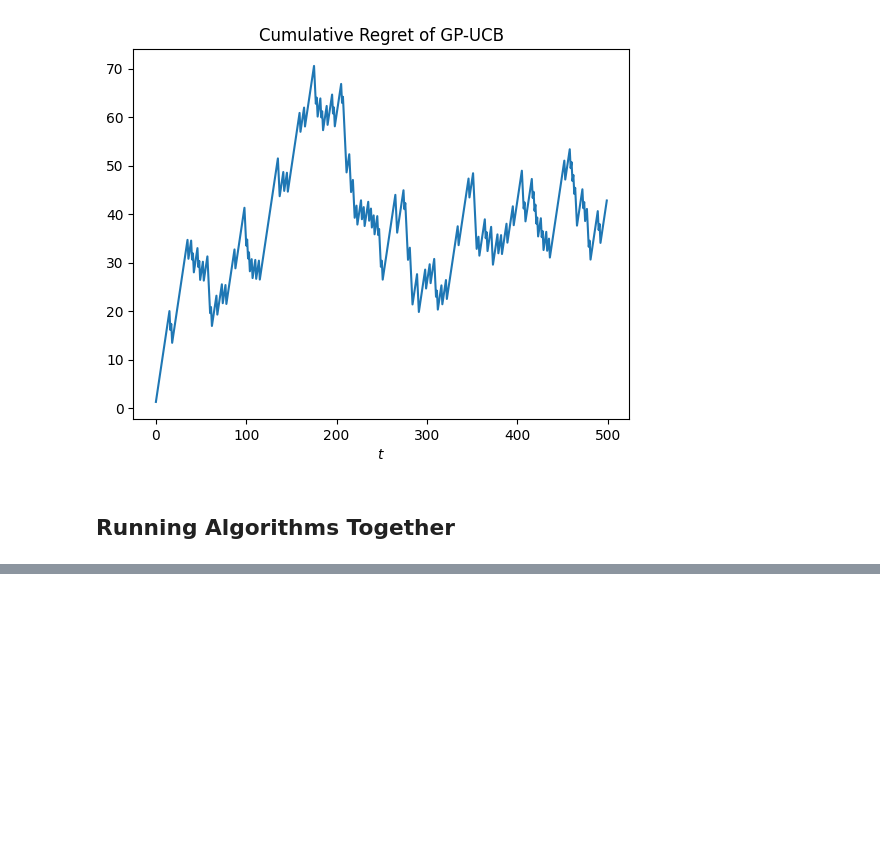
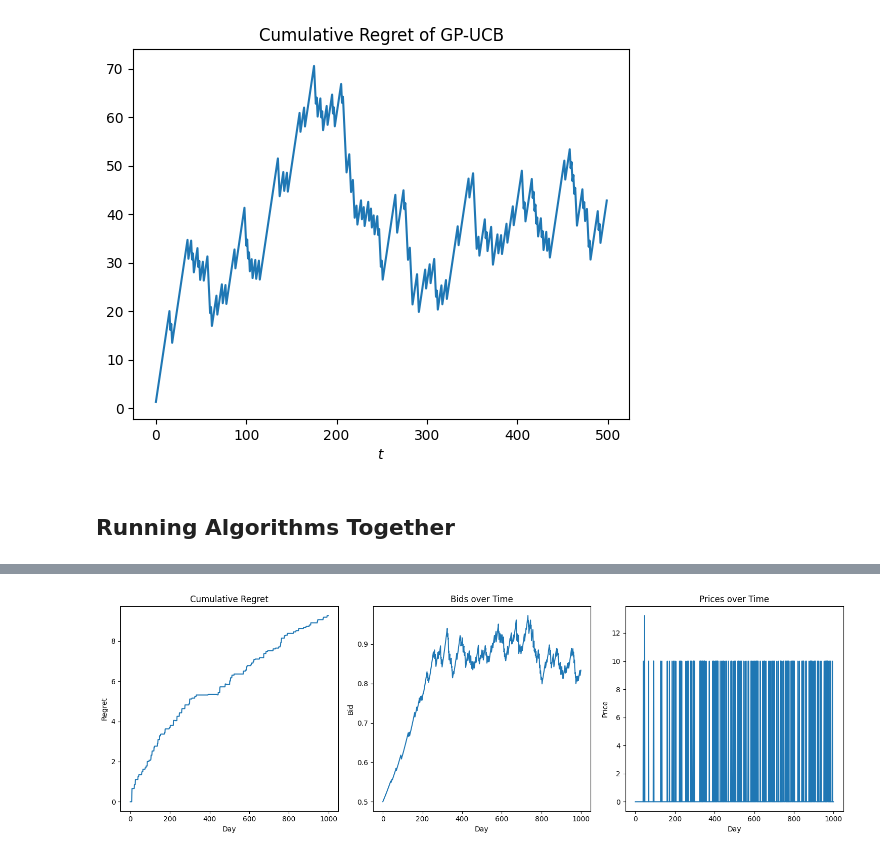
Before and after one commit to mvarenneensta/OLA24, a Jupyter notebook: req1.ipynb, the cells around one changed output, grey strips where cells are left out. Saved outputs shown, nothing was run; the diff lists cells and outputs as text; code cells hidden in the pictures; blank space fills up the shorter version.

```diff
--- a/req1.ipynb
+++ b/req1.ipynb
@@ -439,0 +442,99 @@ plt.show()
+# %%
+def run_interaction(num_days, budget, eta, gp_discretization=100):
+    # Initialize environment and agents
+    ctrs = np.array([0.85, 0.8, 0.95, 0.65, 0.75])
+    auction = SecondPriceAuction(ctrs)
+    bidding_agent = MultiplicativePacingAgent(valuation=1, budget=budget, T=num_days, eta=eta)
+    pricing_agent = GPUCBAgent(T=num_days, discretization=gp_discretization)
+
+    # Initialize tracking variables
+    regret = np.zeros(num_days)
+    cumulative_successes = np.zeros(num_days)
+    bids = np.array([])
+    prices = np.array([])
+    total_wins = 0
+
+    # Set up competitor bids
+    np.random.seed(18)  # for experiment reproducibility
+    other_bids = np.random.uniform(0, 10*budget/num_days, size=(len(ctrs)-1, num_days))
+
+    min_price, max_price = 10, 20
+    conversion_probability = lambda p: 1 - p/20
+
+    # Calculate clairvoyant strategy
+    m_t = other_bids.max(axis=0)
+    clairvoyant_bids, clairvoyant_utilities, clairvoyant_payments = get_clairvoyant_truthful(budget, 1, m_t, num_days)
+
+    for day in range(num_days):
+        # Choose a bid
+        my_bid = bidding_agent.bid()
+
+        # Run the auction
+        bids_for_auction = np.append(my_bid, other_bids[:, day].ravel())
+        winners, payments_per_click = auction.round(bids=bids_for_auction)
+
+        my_win = int(winners == 0)
+        if my_win:
+            # Choose a price using GP-UCB
+            p_t = pricing_agent.pull_arm()
+            price = rescale(p_t, min_price, max_price)
+
+            # Simulate purchase
+            d_t = np.random.binomial(1, conversion_probability(price))
+
+            c_t = m_t[day] * my_win  # Cost is the maximum competitor bid
+            f_t = (1 - m_t[day]) * my_win  # Utility is (valuation - max_competitor_bid)
+
+            # Update the pricing agent
+            pricing_agent.update(price * d_t - c_t)  # Update based on actual revenue minus cost
+            total_wins += 1
+        else:
+            f_t = 0
+            c_t = 0
+            price = 0  # No price chosen if slot not won
+
+        # Update the bidding agent
+        bidding_agent.update(f_t, c_t)
+
+        # Calculate regret
+        regret[day] = clairvoyant_utilities[day] - f_t
+
+        # Logging
+        cumulative_successes[day] = f_t - c_t
+        bids = np.append(bids, my_bid)
+        prices = np.append(prices, price)
+
+    print(f'Total # of Wins: {total_wins}')
+    return regret.cumsum(), cumulative_successes.cumsum(), bidding_agent, pricing_agent, bids, prices
+
+# Example usage:
+num_days = 1000
+budget = 150
+eta = 1 / np.sqrt(num_days)
+
+cumulative_regret, cumulative_successes, bidding_agent, pricing_agent, bids, prices = run_interaction(num_days, budget, eta)
+
+# Plotting results
+plt.figure(figsize=(15, 5))
+
+plt.subplot(131)
+plt.plot(cumulative_regret)
+plt.title('Cumulative Regret')
+plt.xlabel('Day')
+plt.ylabel('Regret')
+
+plt.subplot(132)
+plt.plot(bids)
+plt.title('Bids over Time')
+plt.xlabel('Day')
+plt.ylabel('Bid')
+
+plt.subplot(133)
+plt.plot(prices)
+plt.title('Prices over Time')
+plt.xlabel('Day')
+plt.ylabel('Price')
+
+plt.tight_layout()
+plt.show()
+# %% [output]
@@ -439,0 +542 @@ plt.show()
+[figure, added]
```
Also changed, not shown: parts of 10 cells of this notebook, 3 other files.
